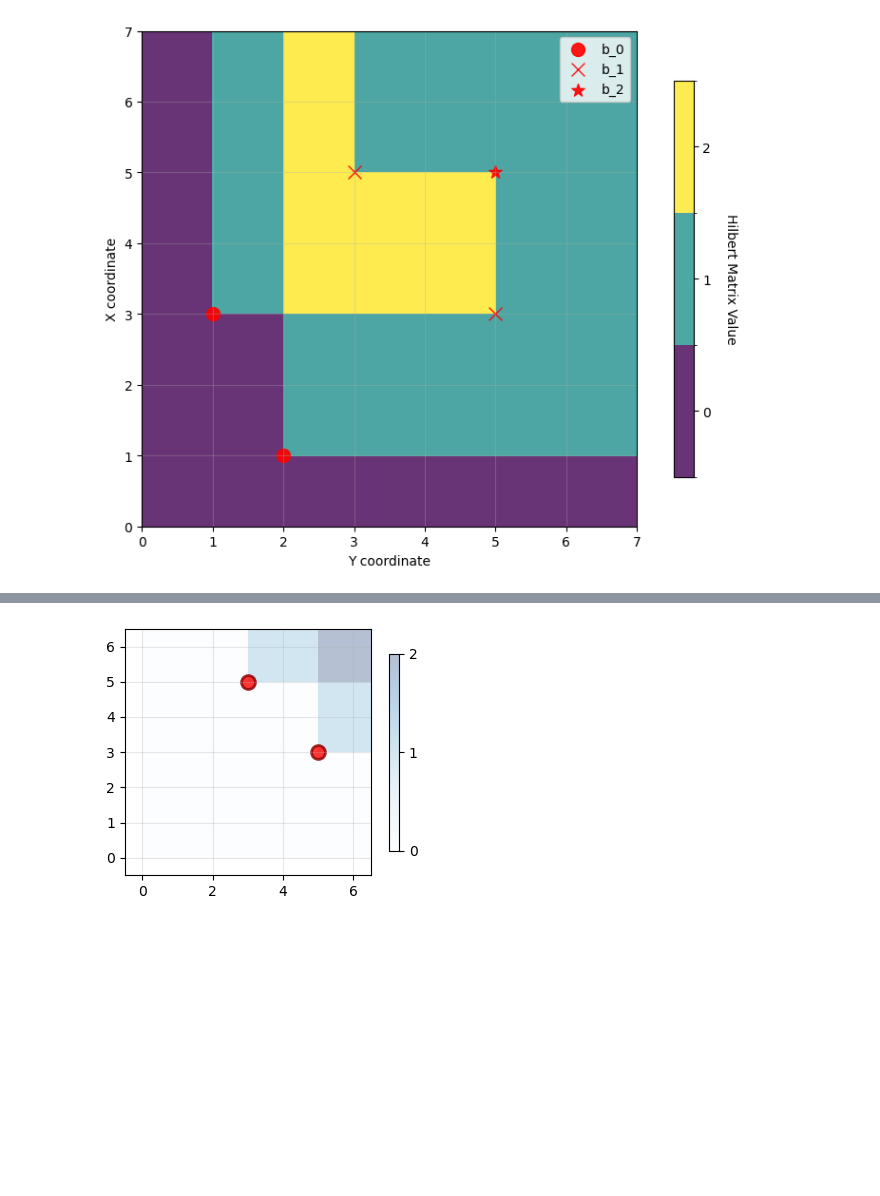
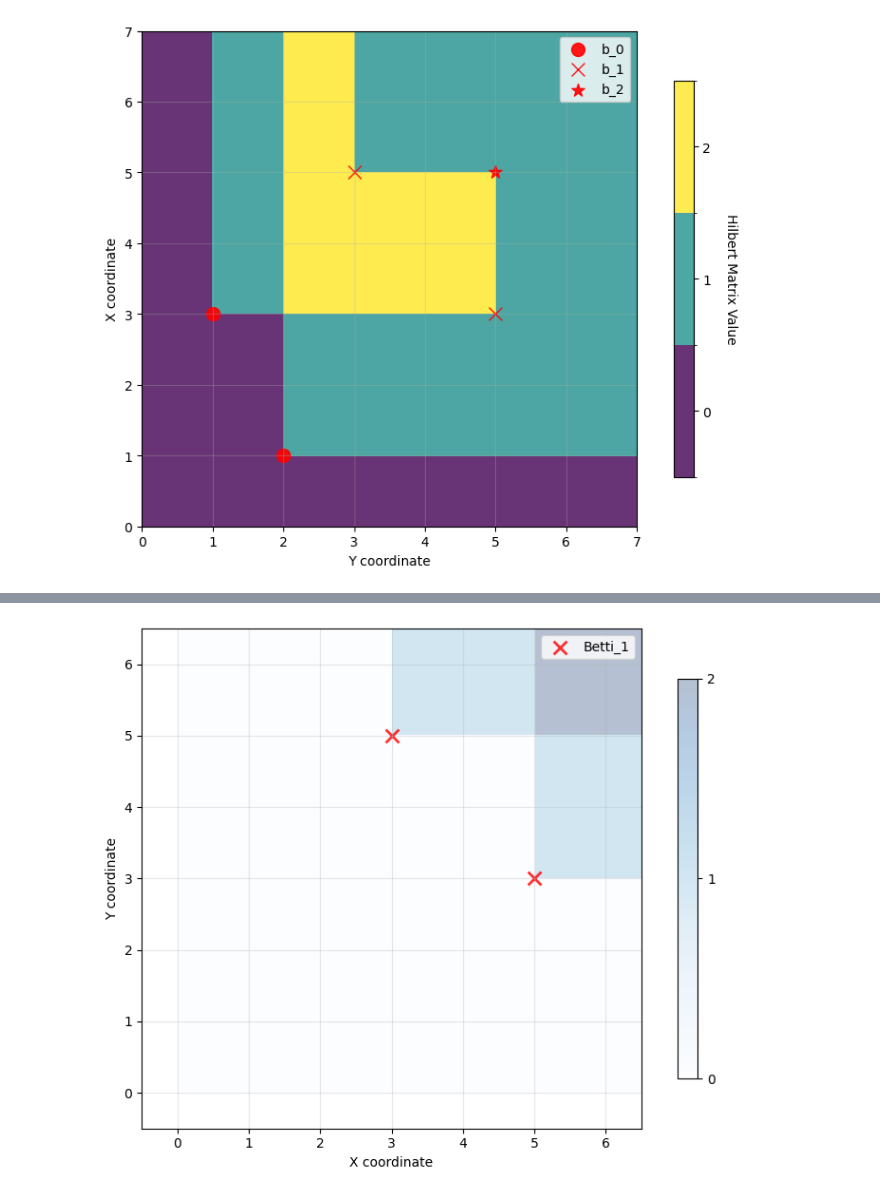
Before and after one commit to YuanL12/graph-mph0, a Jupyter notebook: tutorial/simple_bifiltration_figure_one.ipynb, the cells around one changed output, grey strips where cells are left out. Saved outputs shown, nothing was run; the diff lists cells and outputs as text; code cells hidden in the pictures; blank space fills up the shorter version.

```diff
--- a/tutorial/simple_bifiltration_figure_one.ipynb
+++ b/tutorial/simple_bifiltration_figure_one.ipynb
@@ -1,15 +1,15 @@
 # %% [markdown]
 ## Let's visualize the betti numbers of Figure one
 # %%
-import abmph
+import graph_mph
 import matplotlib.pyplot as plt
 import numpy as np
 
 # build a bi-filtration from a point cloud
-bifi = abmph.BiFiltration(
+bifi = graph_mph.BiFiltration(
     filtration_type="firep",  # filtration type can be "degree", "degree_rational", "ball_density", "ball_density_rational", "firep"
     file_path="figure1_data.firep",
 )
 
 graded_graph = bifi.ggraph
-res = abmph.compute_MPH0(graded_graph)
+res = graph_mph.compute_MPH0(graded_graph)
@@ -187,7 +236,9 @@ plt.show()
 # %% [output]
 [figure]
 # %%
-def plot_free_persistence_module(betti_numbers, grid_shape):
+def plot_free_persistence_module(
+    betti_numbers, grid_shape, label="Betti_0", marker="o"
+):
     """
     Plot the free persistence module of the given betti numbers.
 
@@ -206,8 +257,8 @@ def plot_free_persistence_module(betti_numbers, grid_shape):
     presum_betti_numbers_array = compute_2d_prefix_sum(betti_numbers_grid_array)
 
     # Plot both b0_arr rectangles and b_0 betti numbers in the same plot
-    fig, ax = plt.subplots(figsize=(4, 3))
-    # fig, ax = plt.subplots(figsize=(10, 8)) # for saving plot
+    # fig, ax = plt.subplots(figsize=(4, 3))
+    fig, ax = plt.subplots(figsize=(8, 6))  # for saving plot
 
     # Plot the b0_arr as rectangles with transparency
     im = ax.imshow(
@@ -234,17 +285,17 @@ def plot_free_persistence_module(betti_numbers, grid_shape):
         np.array(betti_numbers)[:, 0],
         np.array(betti_numbers)[:, 1],
         c="red",
-        # label="Betti_0",
-        marker="o",
+        label=label,
+        marker=marker,
         s=100,
         alpha=0.8,
         edgecolors="darkred",
         linewidth=2,
     )
-    # ax.set_xlabel("X coordinate")
-    # ax.set_ylabel("Y coordinate")
+    ax.set_xlabel("X coordinate")
+    ax.set_ylabel("Y coordinate")
     # ax.set_title("beta_0")
-    # ax.legend()
+    ax.legend()
     ax.grid(True, alpha=0.3)
 
     # Set axis limits to show the full range
@@ -263,6 +315,9 @@ plt.show()
 # %%
-plt_betti_0_free_persistence_module = plot_free_persistence_module(res["b_1"], (7, 7))
+plt_betti_0_free_persistence_module = plot_free_persistence_module(
+    res["b_1"], (7, 7), label="Betti_1", marker="x"
+)
+plt.savefig("b1_betti_numbers.pdf", dpi=300)
 plt.show()
 # %% [output]
-[figure, old version]
+[figure, new version]
 # %%
```
Also changed, not shown: parts of 7 cells of this notebook, 15 other files.
